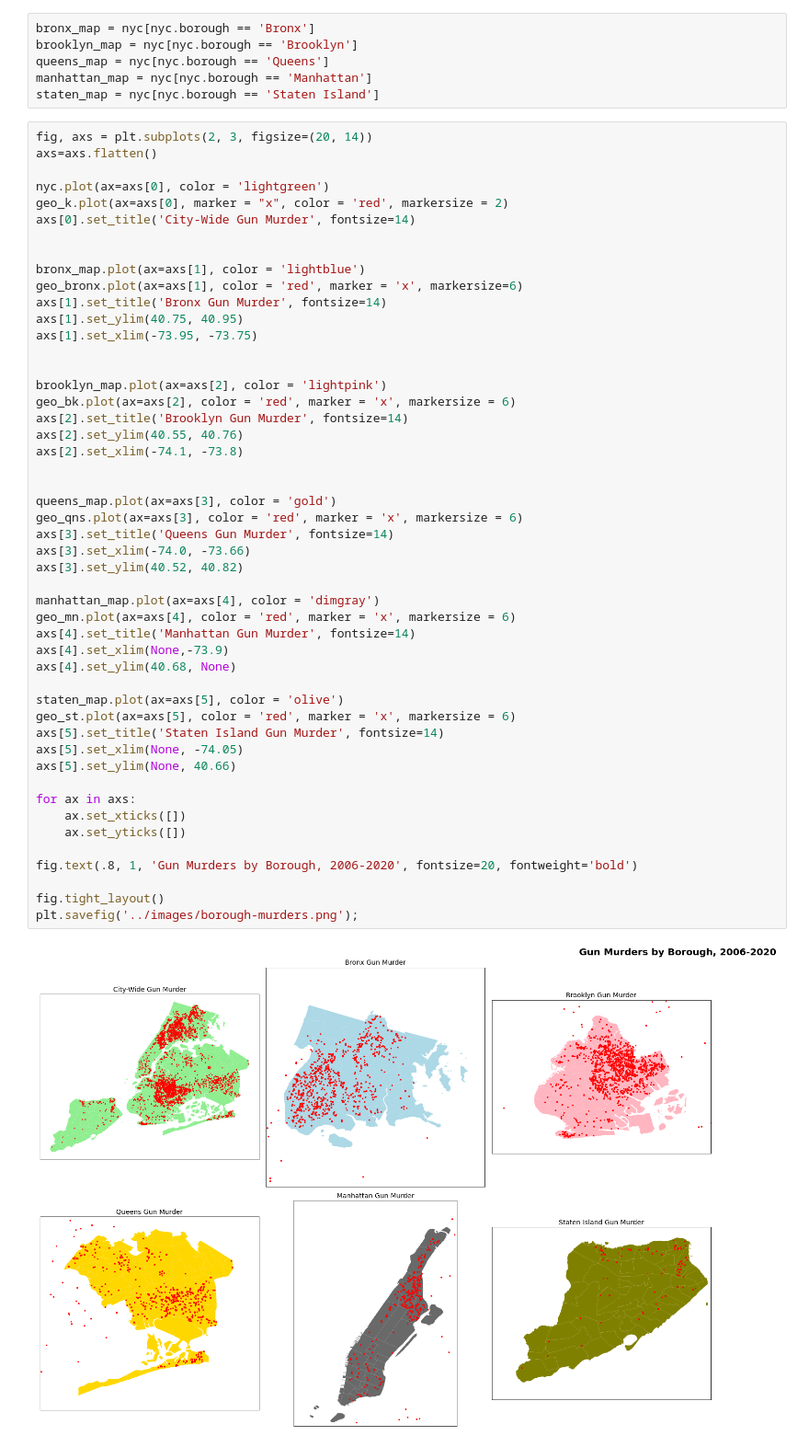
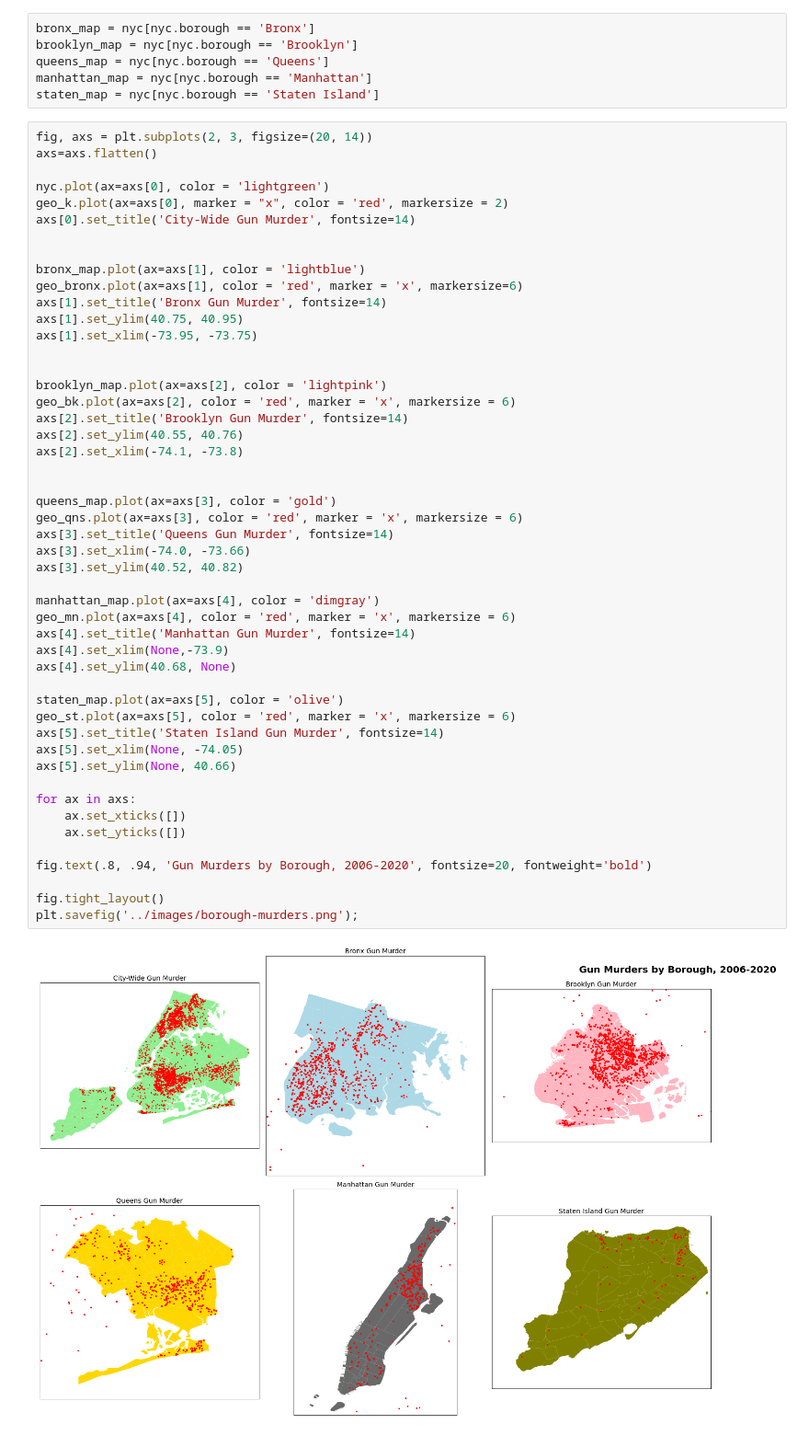
Before and after one commit to sashasabater/nyc-gun-violence, a Jupyter notebook: notebooks/nypd.ipynb, the cells around one changed output. Shown at 92% size. Cells and saved outputs as stored; diff of their text form.

Commit message:
graph add

```diff
--- a/notebooks/nypd.ipynb
+++ b/notebooks/nypd.ipynb
@@ -191,32 +167,32 @@ axs[2].set_title('Brooklyn Gun Murder', fontsize=14)
 axs[2].set_ylim(40.55, 40.76)
 axs[2].set_xlim(-74.1, -73.8)
 
 
 queens_map.plot(ax=axs[3], color = 'gold')
 geo_qns.plot(ax=axs[3], color = 'red', marker = 'x', markersize = 6)
 axs[3].set_title('Queens Gun Murder', fontsize=14)
 axs[3].set_xlim(-74.0, -73.66)
 axs[3].set_ylim(40.52, 40.82)
 
 manhattan_map.plot(ax=axs[4], color = 'dimgray')
 geo_mn.plot(ax=axs[4], color = 'red', marker = 'x', markersize = 6)
 axs[4].set_title('Manhattan Gun Murder', fontsize=14)
 axs[4].set_xlim(None,-73.9)
 axs[4].set_ylim(40.68, None)
 
 staten_map.plot(ax=axs[5], color = 'olive')
 geo_st.plot(ax=axs[5], color = 'red', marker = 'x', markersize = 6)
 axs[5].set_title('Staten Island Gun Murder', fontsize=14)
 axs[5].set_xlim(None, -74.05)
 axs[5].set_ylim(None, 40.66)
 
 for ax in axs:
     ax.set_xticks([])
     ax.set_yticks([])
 
-fig.text(.8, 1, 'Gun Murders by Borough, 2006-2020', fontsize=20, fontweight='bold')
+fig.text(.8, .94, 'Gun Murders by Borough, 2006-2020', fontsize=20, fontweight='bold')
 
 fig.tight_layout()
 plt.savefig('../images/borough-murders.png');
 # %% [output]
-[figure, old version]
+[figure, new version]
```
Also changed, not shown: parts of 4 cells of this notebook, 4 other files.
